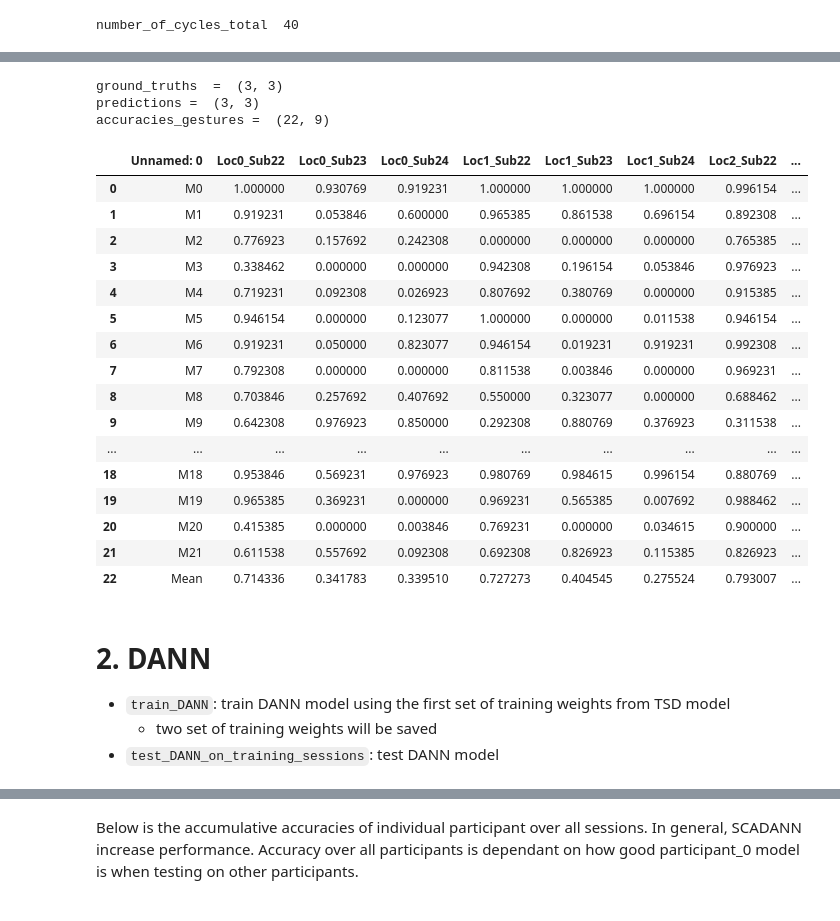
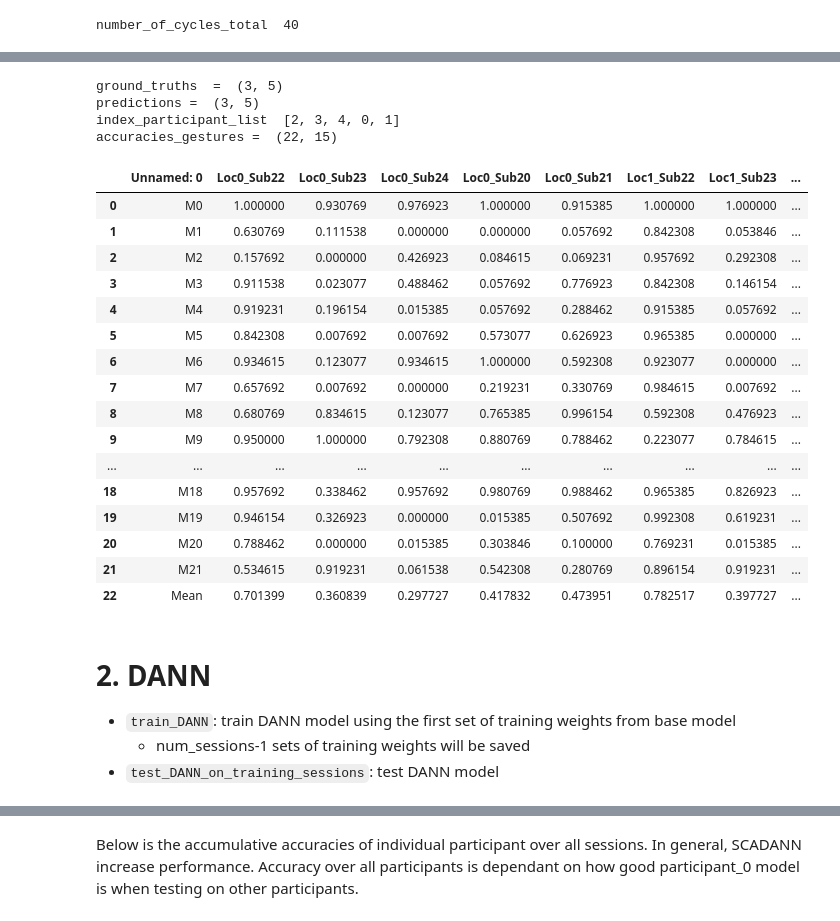
Before and after one commit to aonai/long_term_myo_notes, a Jupyter notebook: test_code/myo_result_across_sub_start2.ipynb, the cells around one changed output, grey strips where cells are left out. Drawn from its saved outputs; the diff is of its cells as text; code cells hidden in the pictures.

```diff
--- a/test_code/myo_result_across_sub_start2.ipynb
+++ b/test_code/myo_result_across_sub_start2.ipynb
@@ -158,40 +207,41 @@ from TrainingsAndEvaluations.ForTrainingSessions.utils import get_gesture_accura
 # %%
 ground_truths = results[1]
 predictions = results[2]
 print("ground_truths  = ", np.shape(ground_truths))
 print("predictions = ", np.shape(predictions))
 m_name = "Loc"
 n_name = "Sub2"
 df = get_gesture_accuracies(ground_truths, predictions, number_of_classes=number_of_classes,
                             m_name=m_name, n_name=n_name, path=save_TSD, algo_name=algo_name,
-                            start_at_participant=start_at_participant-1)
+                            start_at_participant=start_at_participant)
 df = pd.read_csv(save_TSD+'/'+algo_name+'.csv')
 df
 # %% [output]
-ground_truths  =  (3, 3)
-predictions =  (3, 3)
-accuracies_gestures =  (22, 9)
+ground_truths  =  (3, 5)
+predictions =  (3, 5)
+index_participant_list  [2, 3, 4, 0, 1]
+accuracies_gestures =  (22, 15)
-|  | Unnamed: 0 | Loc0_Sub22 | Loc0_Sub23 | Loc0_Sub24 | Loc1_Sub22 | Loc1_Sub23 | Loc1_Sub24 | Loc2_Sub22 | ... |
-| 0 | M0 | 1.000000 | 0.930769 | 0.919231 | 1.000000 | 1.000000 | 1.000000 | 0.996154 | ... |
-| 1 | M1 | 0.919231 | 0.053846 | 0.600000 | 0.965385 | 0.861538 | 0.696154 | 0.892308 | ... |
-| 2 | M2 | 0.776923 | 0.157692 | 0.242308 | 0.000000 | 0.000000 | 0.000000 | 0.765385 | ... |
-| 3 | M3 | 0.338462 | 0.000000 | 0.000000 | 0.942308 | 0.196154 | 0.053846 | 0.976923 | ... |
-| 4 | M4 | 0.719231 | 0.092308 | 0.026923 | 0.807692 | 0.380769 | 0.000000 | 0.915385 | ... |
-| 5 | M5 | 0.946154 | 0.000000 | 0.123077 | 1.000000 | 0.000000 | 0.011538 | 0.946154 | ... |
-| 6 | M6 | 0.919231 | 0.050000 | 0.823077 | 0.946154 | 0.019231 | 0.919231 | 0.992308 | ... |
-| 7 | M7 | 0.792308 | 0.000000 | 0.000000 | 0.811538 | 0.003846 | 0.000000 | 0.969231 | ... |
-| 8 | M8 | 0.703846 | 0.257692 | 0.407692 | 0.550000 | 0.323077 | 0.000000 | 0.688462 | ... |
-| 9 | M9 | 0.642308 | 0.976923 | 0.850000 | 0.292308 | 0.880769 | 0.376923 | 0.311538 | ... |
+|  | Unnamed: 0 | Loc0_Sub22 | Loc0_Sub23 | Loc0_Sub24 | Loc0_Sub20 | Loc0_Sub21 | Loc1_Sub22 | Loc1_Sub23 | ... |
+| 0 | M0 | 1.000000 | 0.930769 | 0.976923 | 1.000000 | 0.915385 | 1.000000 | 1.000000 | ... |
+| 1 | M1 | 0.630769 | 0.111538 | 0.000000 | 0.000000 | 0.057692 | 0.842308 | 0.053846 | ... |
+| 2 | M2 | 0.157692 | 0.000000 | 0.426923 | 0.084615 | 0.069231 | 0.957692 | 0.292308 | ... |
+| 3 | M3 | 0.911538 | 0.023077 | 0.488462 | 0.057692 | 0.776923 | 0.842308 | 0.146154 | ... |
+| 4 | M4 | 0.919231 | 0.196154 | 0.015385 | 0.057692 | 0.288462 | 0.915385 | 0.057692 | ... |
+| 5 | M5 | 0.842308 | 0.007692 | 0.007692 | 0.573077 | 0.626923 | 0.965385 | 0.000000 | ... |
+| 6 | M6 | 0.934615 | 0.123077 | 0.934615 | 1.000000 | 0.592308 | 0.923077 | 0.000000 | ... |
+| 7 | M7 | 0.657692 | 0.007692 | 0.000000 | 0.219231 | 0.330769 | 0.984615 | 0.007692 | ... |
+| 8 | M8 | 0.680769 | 0.834615 | 0.123077 | 0.765385 | 0.996154 | 0.592308 | 0.476923 | ... |
+| 9 | M9 | 0.950000 | 1.000000 | 0.792308 | 0.880769 | 0.788462 | 0.223077 | 0.784615 | ... |
 | ... | ... | ... | ... | ... | ... | ... | ... | ... | ... |
-| 18 | M18 | 0.953846 | 0.569231 | 0.976923 | 0.980769 | 0.984615 | 0.996154 | 0.880769 | ... |
-| 19 | M19 | 0.965385 | 0.369231 | 0.000000 | 0.969231 | 0.565385 | 0.007692 | 0.988462 | ... |
-| 20 | M20 | 0.415385 | 0.000000 | 0.003846 | 0.769231 | 0.000000 | 0.034615 | 0.900000 | ... |
-| 21 | M21 | 0.611538 | 0.557692 | 0.092308 | 0.692308 | 0.826923 | 0.115385 | 0.826923 | ... |
-| 22 | Mean | 0.714336 | 0.341783 | 0.339510 | 0.727273 | 0.404545 | 0.275524 | 0.793007 | ... |
+| 18 | M18 | 0.957692 | 0.338462 | 0.957692 | 0.980769 | 0.988462 | 0.965385 | 0.826923 | ... |
+| 19 | M19 | 0.946154 | 0.326923 | 0.000000 | 0.015385 | 0.507692 | 0.992308 | 0.619231 | ... |
+| 20 | M20 | 0.788462 | 0.000000 | 0.015385 | 0.303846 | 0.100000 | 0.769231 | 0.015385 | ... |
+| 21 | M21 | 0.534615 | 0.919231 | 0.061538 | 0.542308 | 0.280769 | 0.896154 | 0.919231 | ... |
+| 22 | Mean | 0.701399 | 0.360839 | 0.297727 | 0.417832 | 0.473951 | 0.782517 | 0.397727 | ... |
 # %% [markdown]
 # 2. DANN
-* `train_DANN`: train DANN model using the first set of training weights from TSD model
-    * two set of training weights will be saved
+* `train_DANN`: train DANN model using the first set of training weights from base model
+    * num_sessions-1 sets of training weights will be saved
 * `test_DANN_on_training_sessions`: test DANN model
 # %%
 from TrainingsAndEvaluations.ForTrainingSessions.train_tsd_dnn_DA import train_DANN, test_DANN_on_training_sessions
```
Also changed, not shown: parts of 35 cells of this notebook, 9 other files.
